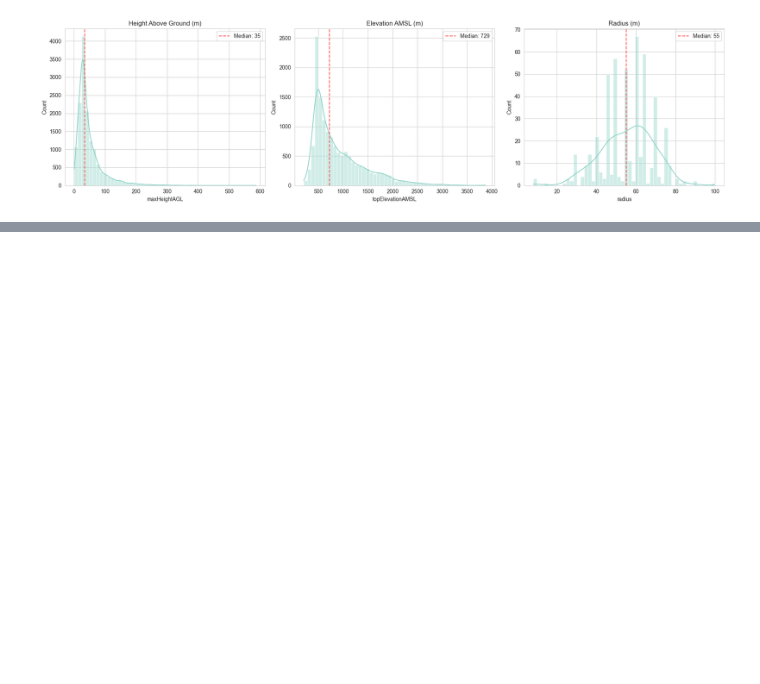
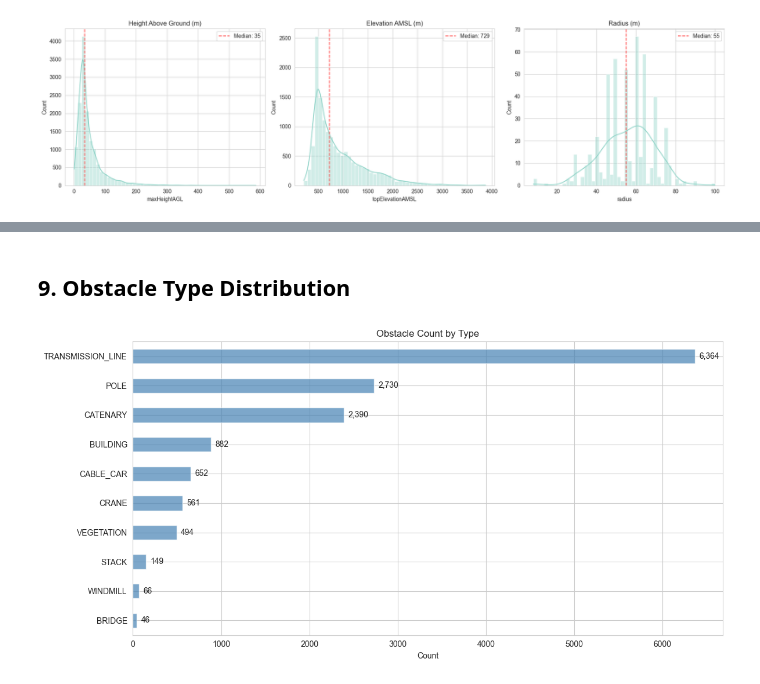
Before and after one commit to maybebool/swiss-airspace-obstacle-profiling, a Jupyter notebook: notebooks/Data_Ingestion_and_Quality_Assessment.ipynb, the cells around one changed output, grey strips where cells are left out. Drawn from its saved outputs; the diff is of its cells as text; code cells hidden in the pictures; blank space fills up the shorter version.

```diff
--- a/notebooks/Data_Ingestion_and_Quality_Assessment.ipynb
+++ b/notebooks/Data_Ingestion_and_Quality_Assessment.ipynb
@@ -202,0 +230,20 @@ plt.show()
+# %% [markdown]
+## 9. Obstacle Type Distribution
+# %%
+fig, ax = plt.subplots(figsize=(12, 6))
+
+type_counts = gdf['obstacleType'].value_counts()
+type_counts.plot(kind='barh', ax=ax, color='steelblue', alpha=0.7)
+
+ax.set_xlabel('Count')
+ax.set_ylabel('')
+ax.set_title('Obstacle Count by Type')
+ax.invert_yaxis()
+
+for i, (count, name) in enumerate(zip(type_counts.values, type_counts.index)):
+    ax.text(count + 50, i, f'{count:,}', va='center', fontsize=10)
+
+plt.tight_layout()
+plt.show()
+# %% [output]
+[figure, added]
```
Also changed, not shown: parts of 10 cells of this notebook.
